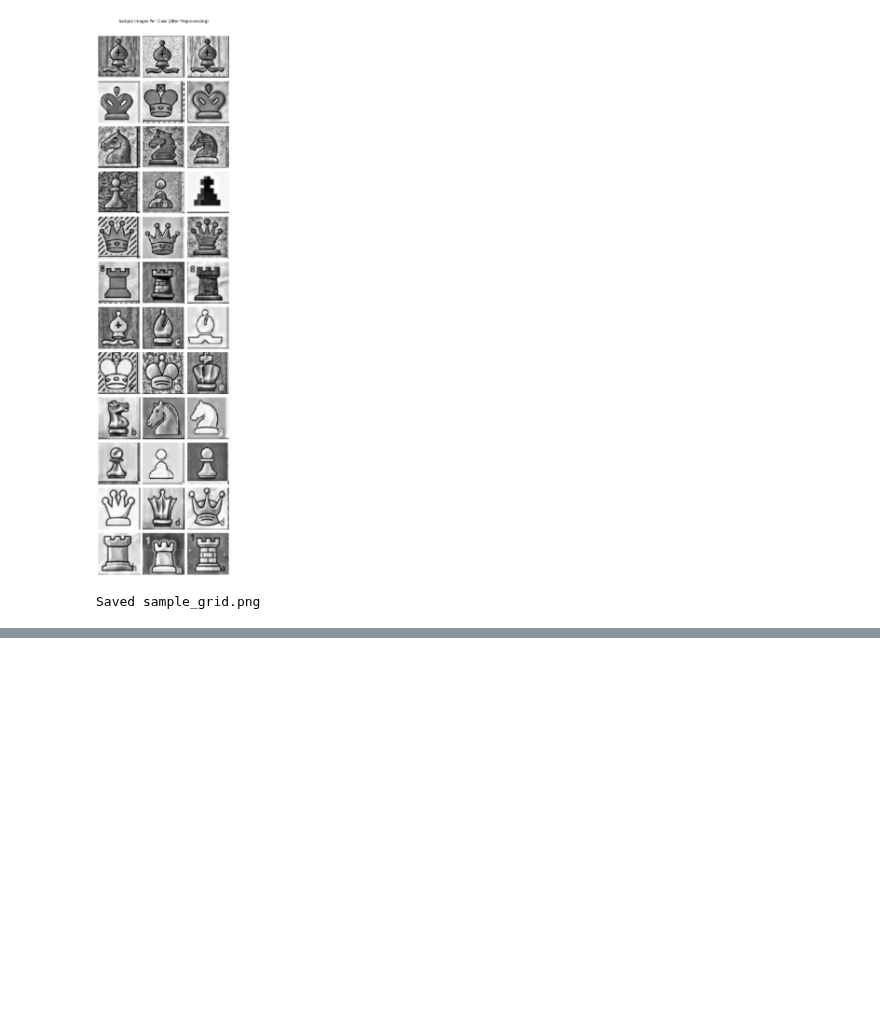
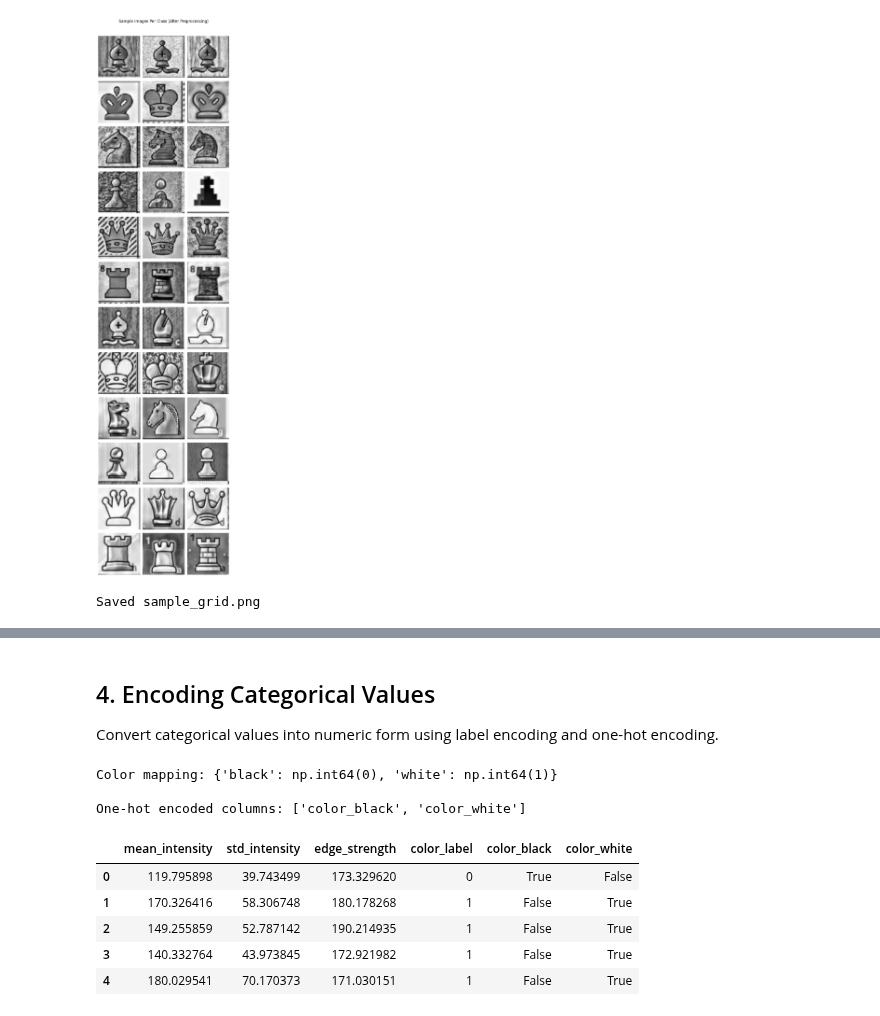
Before and after one commit to pavithrakm2004-git/chess-piece-classification, a Jupyter notebook: notebooks/01_data_understanding.ipynb, the cells around one changed output, grey strips where cells are left out. Saved outputs shown, nothing was run; the diff lists cells and outputs as text; code cells hidden in the pictures; blank space fills up the shorter version.

```diff
--- a/notebooks/01_data_understanding.ipynb
+++ b/notebooks/01_data_understanding.ipynb
@@ -154,0 +242,31 @@ Saved sample_grid.png
+# %%
+# Flatten images for feature extraction
+X_flat = X.reshape(X.shape[0], -1)
+print(f"Flattened shape: {X_flat.shape}")
+
+# Statistical image features
+mean_intensity = X_flat.mean(axis=1)
+std_intensity = X_flat.std(axis=1)
+
+# Edge strength via Sobel filter
+sobel_x = np.array([[ -1, 0, 1], [ -2, 0, 2], [ -1, 0, 1]], dtype=np.float32)
+sobel_y = sobel_x.T
+edge_strength = []
+for img in X:
+    gx = cv2.filter2D(img.astype(np.float32), -1, sobel_x)
+    gy = cv2.filter2D(img.astype(np.float32), -1, sobel_y)
+    magnitude = np.sqrt(gx**2 + gy**2)
+    edge_strength.append(magnitude.mean())
+edge_strength = np.array(edge_strength)
+
+# Derived categorical feature from brightness
+color_feature = np.where(mean_intensity > 127, 'white', 'black')
+
+feature_df = pd.DataFrame({
+    'mean_intensity': mean_intensity,
+    'std_intensity': std_intensity,
+    'edge_strength': edge_strength,
+    'color_category': color_feature,
+})
+
+feature_df.head(5)
@@ -154,0 +281,26 @@ Saved sample_grid.png
+# %% [markdown]
+## 4. Encoding Categorical Values
+Convert categorical values into numeric form using label encoding and one-hot encoding.
+# %%
+# Label encode the derived color category
+color_encoder = LabelEncoder()
+feature_df['color_label'] = color_encoder.fit_transform(feature_df['color_category'])
+print('Color mapping:', dict(zip(color_encoder.classes_, color_encoder.transform(color_encoder.classes_))))
+
+# One-hot encode the same categorical feature
+color_onehot = pd.get_dummies(feature_df['color_category'], prefix='color')
+print('\nOne-hot encoded columns:', list(color_onehot.columns))
+
+feature_df = pd.concat([feature_df, color_onehot], axis=1)
+feature_df.drop(columns=['color_category'], inplace=True)
+feature_df.head(5)
+# %% [output]
+Color mapping: {'black': np.int64(0), 'white': np.int64(1)}
+
+One-hot encoded columns: ['color_black', 'color_white']
+|  | mean_intensity | std_intensity | edge_strength | color_label | color_black | color_white |
+| 0 | 119.795898 | 39.743499 | 173.329620 | 0 | True | False |
+| 1 | 170.326416 | 58.306748 | 180.178268 | 1 | False | True |
+| 2 | 149.255859 | 52.787142 | 190.214935 | 1 | False | True |
+| 3 | 140.332764 | 43.973845 | 172.921982 | 1 | False | True |
+| 4 | 180.029541 | 70.170373 | 171.030151 | 1 | False | True |
```
Also changed, not shown: parts of 27 cells of this notebook.
